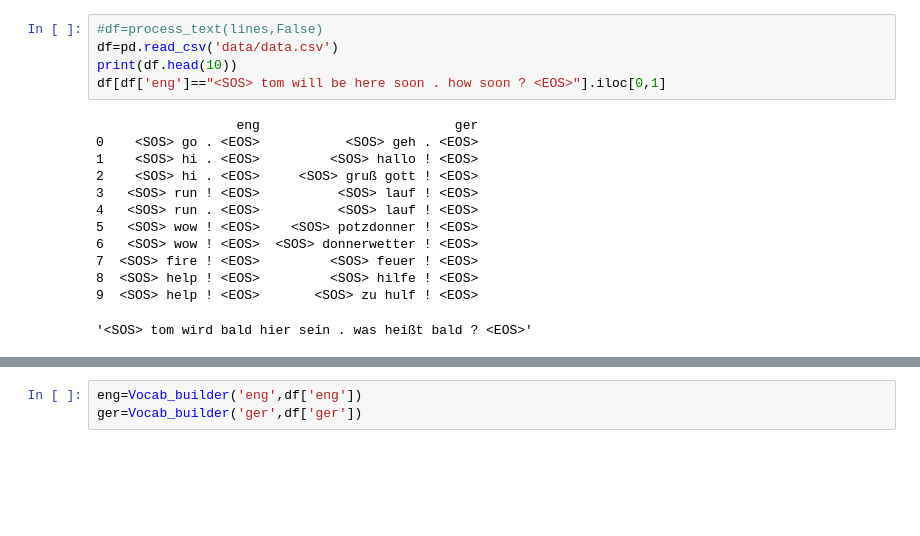
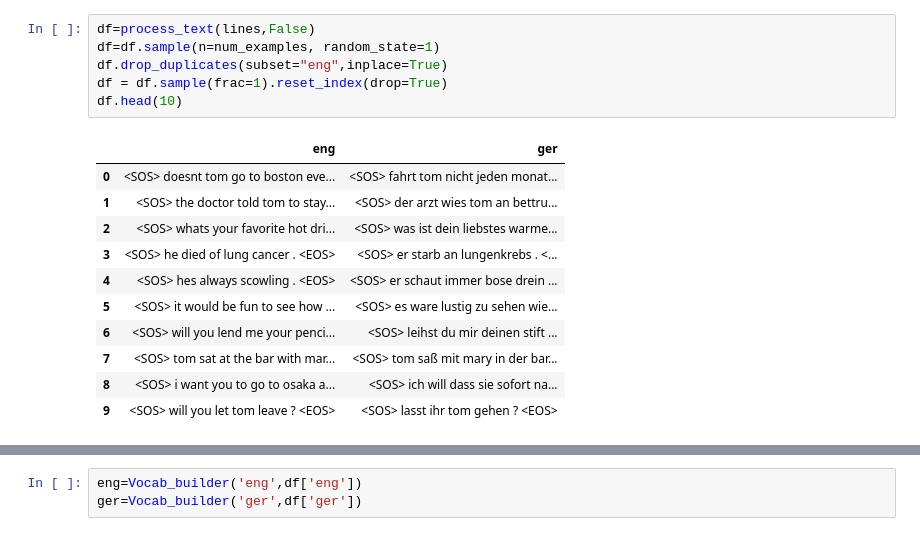
Before and after one commit to Kushagra2000/Neural_machine_translation, a Jupyter notebook: Machine_translation.ipynb, the cells around one changed output, grey strips where cells are left out. Drawn from its saved outputs; the diff is of its cells as text; blank space fills up the shorter version.

```diff
--- a/Machine_translation.ipynb
+++ b/Machine_translation.ipynb
@@ -109,24 +109,24 @@ def process_text(lines,translate_mode):
     lines=lines.strip() #removing spaces from the end of string
     lines="<SOS> "+lines+" <EOS>"
     return lines
-# %%
-#df=process_text(lines,False)
-df=pd.read_csv('data/data.csv')
-print(df.head(10))
-df[df['eng']=="<SOS> tom will be here soon . how soon ? <EOS>"].iloc[0,1]
-# %% [output]
-                  eng                         ger
-0    <SOS> go . <EOS>           <SOS> geh . <EOS>
-1    <SOS> hi . <EOS>         <SOS> hallo ! <EOS>
-2    <SOS> hi . <EOS>     <SOS> gruß gott ! <EOS>
-3   <SOS> run ! <EOS>          <SOS> lauf ! <EOS>
-4   <SOS> run . <EOS>          <SOS> lauf ! <EOS>
-5   <SOS> wow ! <EOS>    <SOS> potzdonner ! <EOS>
-6   <SOS> wow ! <EOS>  <SOS> donnerwetter ! <EOS>
-7  <SOS> fire ! <EOS>         <SOS> feuer ! <EOS>
-8  <SOS> help ! <EOS>         <SOS> hilfe ! <EOS>
-9  <SOS> help ! <EOS>       <SOS> zu hulf ! <EOS>
-'<SOS> tom wird bald hier sein . was heißt bald ? <EOS>'
+# %%
+df=process_text(lines,False)
+df=df.sample(n=num_examples, random_state=1)
+df.drop_duplicates(subset="eng",inplace=True)
+df = df.sample(frac=1).reset_index(drop=True)
+df.head(10)
+# %% [output]
+|  | eng | ger |
+| 0 | <SOS> doesnt tom go to boston eve... | <SOS> fahrt tom nicht jeden monat... |
+| 1 | <SOS> the doctor told tom to stay... | <SOS> der arzt wies tom an bettru... |
+| 2 | <SOS> whats your favorite hot dri... | <SOS> was ist dein liebstes warme... |
+| 3 | <SOS> he died of lung cancer . <EOS> | <SOS> er starb an lungenkrebs . <... |
+| 4 | <SOS> hes always scowling . <EOS> | <SOS> er schaut immer bose drein ... |
+| 5 | <SOS> it would be fun to see how ... | <SOS> es ware lustig zu sehen wie... |
+| 6 | <SOS> will you lend me your penci... | <SOS> leihst du mir deinen stift ... |
+| 7 | <SOS> tom sat at the bar with mar... | <SOS> tom saß mit mary in der bar... |
+| 8 | <SOS> i want you to go to osaka a... | <SOS> ich will dass sie sofort na... |
+| 9 | <SOS> will you let tom leave ? <EOS> | <SOS> lasst ihr tom gehen ? <EOS> |
 # %%
 df.tail(10)
 # %% [output]
```
Also changed, not shown: parts of 41 cells of this notebook.
